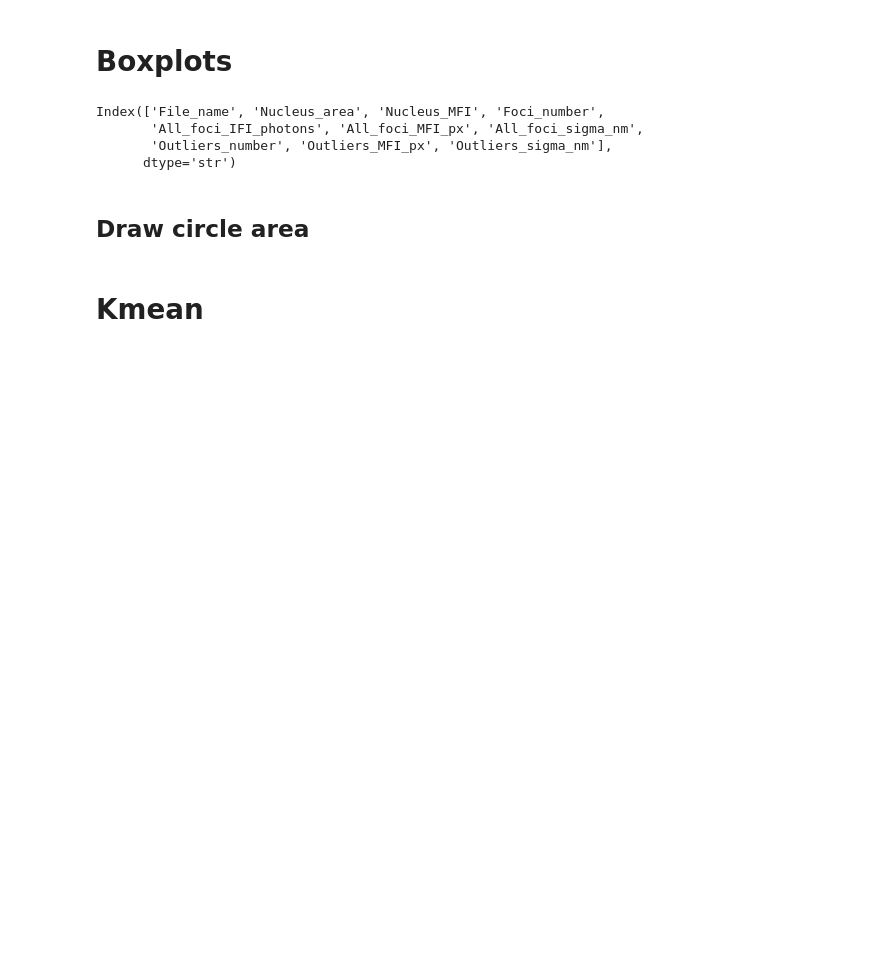
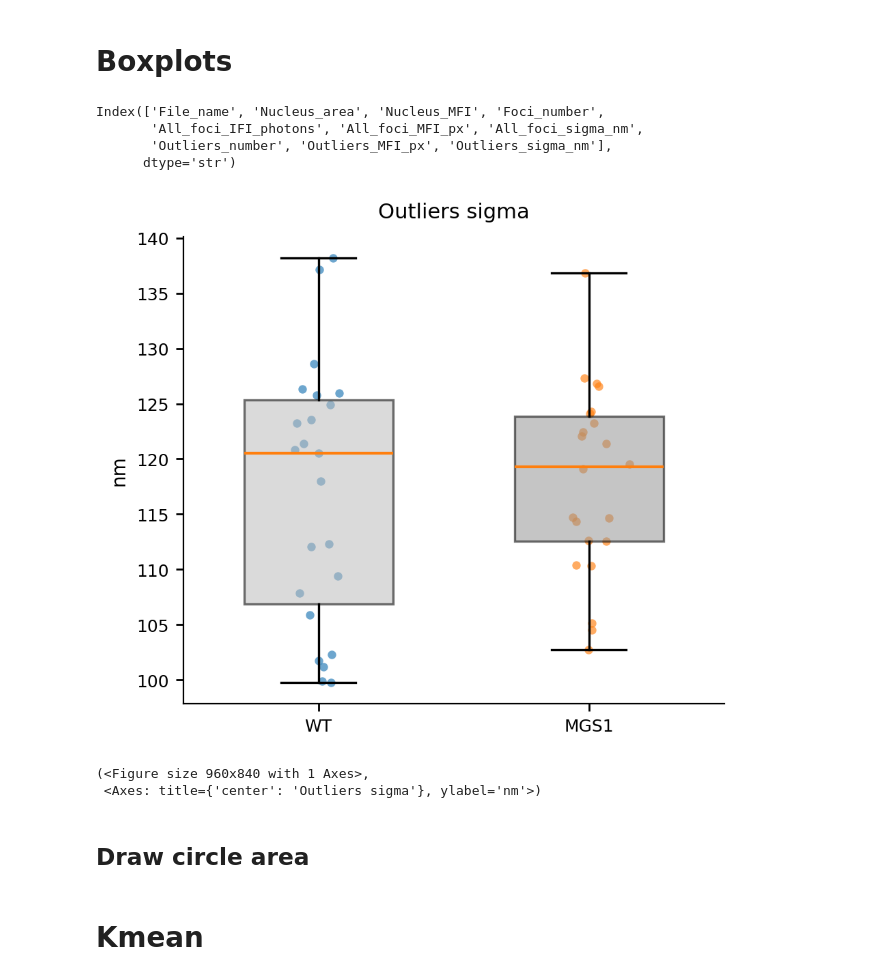
Before and after one commit to Lopatushka/LLPS, a Jupyter notebook: Kmean.ipynb, the cells around one changed output. Cells and saved outputs as stored; diff of their text form; code cells hidden in the pictures; blank space fills up the shorter version.

Commit message:
Kmean boxplot

```diff
--- a/Kmean.ipynb
+++ b/Kmean.ipynb
@@ -68,7 +68,7 @@ def sprearman_correlation(df):
     pairs_df = pd.DataFrame(pairs)
     return pairs_df
 
-def beautiful_boxplot(df_list, labels, ylabel=None, log_scale=False):
+def beautiful_boxplot(df_list, labels, ylabel=None, log_scale=False, title=None):
     """
     df_list : list of pandas Series (or columns)
     labels  : list of group names
@@ -151,5 +268,10 @@ def _plot_foci_on_image(
 # %% [markdown]
 # Data import
 # %%
-path = "/mnt/c/users/Elena/Desktop/Data_processing/020226/WT_run/results.csv"
-df = pd.read_csv(path)
+paths = ["/mnt/c/users/Elena/Desktop/Data_processing/020226/WT_run/results.csv",
+         "/mnt/c/users/Elena/Desktop/Data_processing/020226/MGS1_run/results.csv"]
+dfs = []
+for p in paths:
+    df = pd.read_csv(p)
+    dfs.append(df)
+print(f"Loaded {len(dfs)} dataframes.")
@@ -187,9 +288,24 @@ for v1, v2 in zip(corr['var1'], corr['var2']):
 # %% [markdown]
 # Boxplots
-# %%
-df.columns
-# %% [output]
-Index(['File_name', 'Nucleus_area', 'Nucleus_MFI', 'Foci_number',
-       'All_foci_IFI_photons', 'All_foci_MFI_px', 'All_foci_sigma_nm',
-       'Outliers_number', 'Outliers_MFI_px', 'Outliers_sigma_nm'],
-      dtype='str')
+# %%
+dfs[0].columns
+# %% [output]
+Index(['File_name', 'Nucleus_area', 'Nucleus_MFI', 'Foci_number',
+       'All_foci_IFI_photons', 'All_foci_MFI_px', 'All_foci_sigma_nm',
+       'Outliers_number', 'Outliers_MFI_px', 'Outliers_sigma_nm'],
+      dtype='str')
+# %%
+beautiful_boxplot(
+    df_list=[
+            dfs[0]["Outliers_sigma_nm"],
+             dfs[1]["Outliers_sigma_nm"]
+             ],
+    labels=["WT", "MGS1"],
+    ylabel="nm",
+    title="Outliers sigma",
+    colors=["#bdbdbd", "#969696"]  # optional
+)
+# %% [output]
+[figure, added]
+(<Figure size 960x840 with 1 Axes>,
+ <Axes: title={'center': 'Outliers sigma'}, ylabel='nm'>)
```
Also changed, not shown: parts of 5 cells of this notebook.
